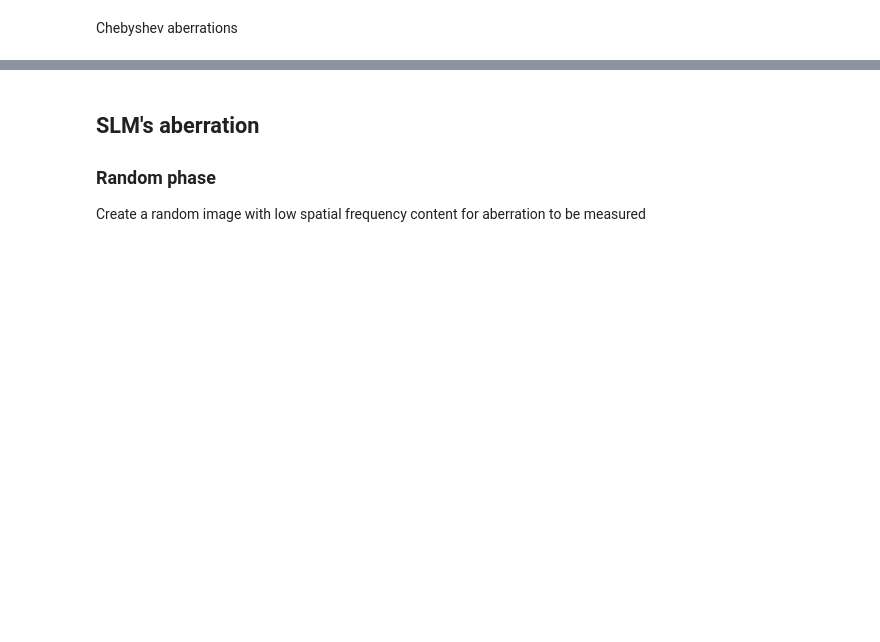
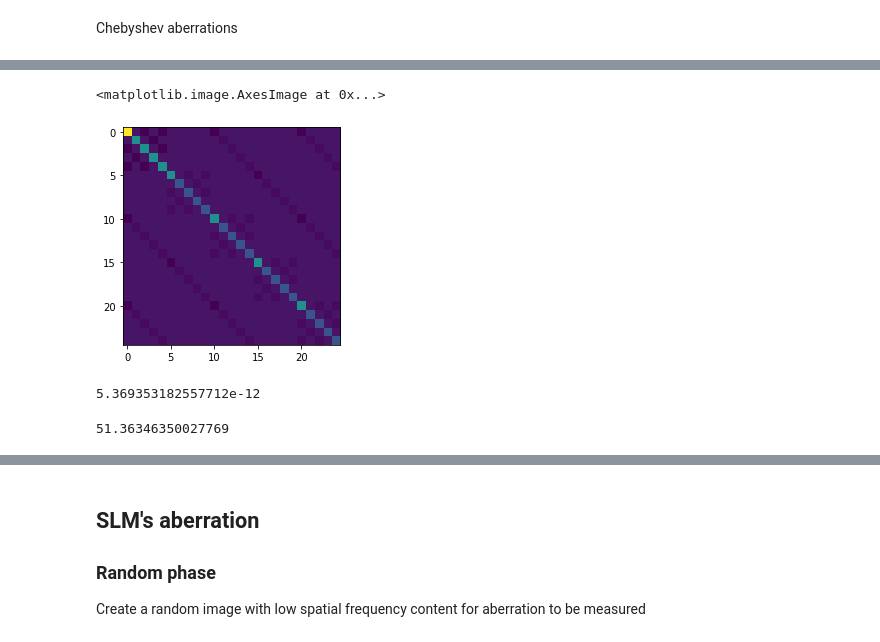
Before and after one commit to imperial-photonics/HexSimInstrument, a Jupyter notebook: R11SLM_correction_simulation_Chebyshev.ipynb, the cells around one changed output, grey strips where cells are left out. Cells and saved outputs as stored; diff of their text form; code cells hidden in the pictures; blank space fills up the shorter version.

```diff
--- a/R11SLM_correction_simulation_Chebyshev.ipynb
+++ b/R11SLM_correction_simulation_Chebyshev.ipynb
@@ -94,0 +96,13 @@ plt.imshow(chs[2,1])
+# %%
+plt.imshow(oe.contract('ijk, mjk, jk -> im', c_a_p, c_a_p, wt))
+# %% [output]
+<matplotlib.image.AxesImage at 0x...>
+[figure, added]
+# %%
+xp.sum(chs[3,1] * chs[2,1] * wt)
+# %% [output]
+5.369353182557712e-12
+# %%
+wt.max()
+# %% [output]
+51.36346350027769
```
Also changed, not shown: parts of 10 cells of this notebook.
